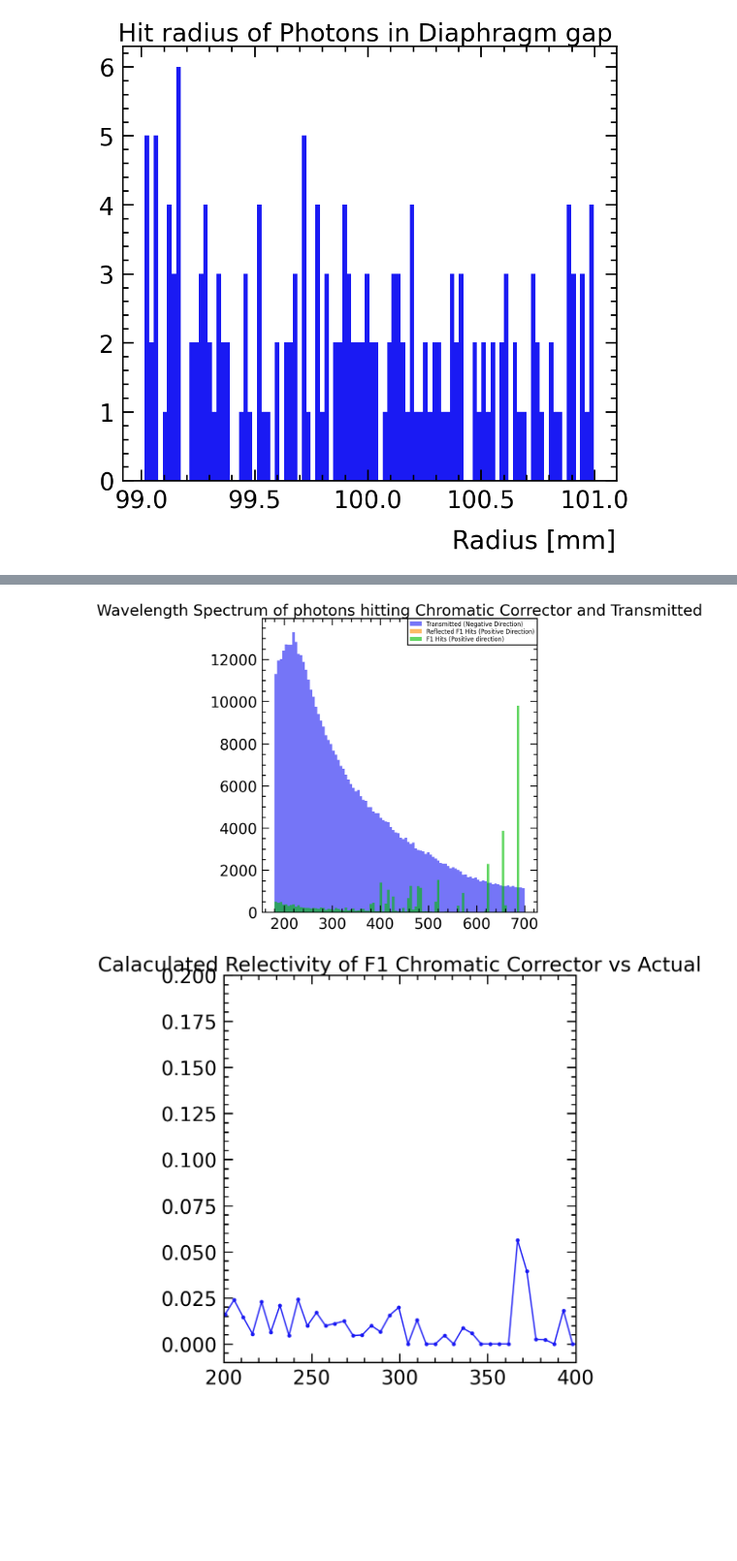
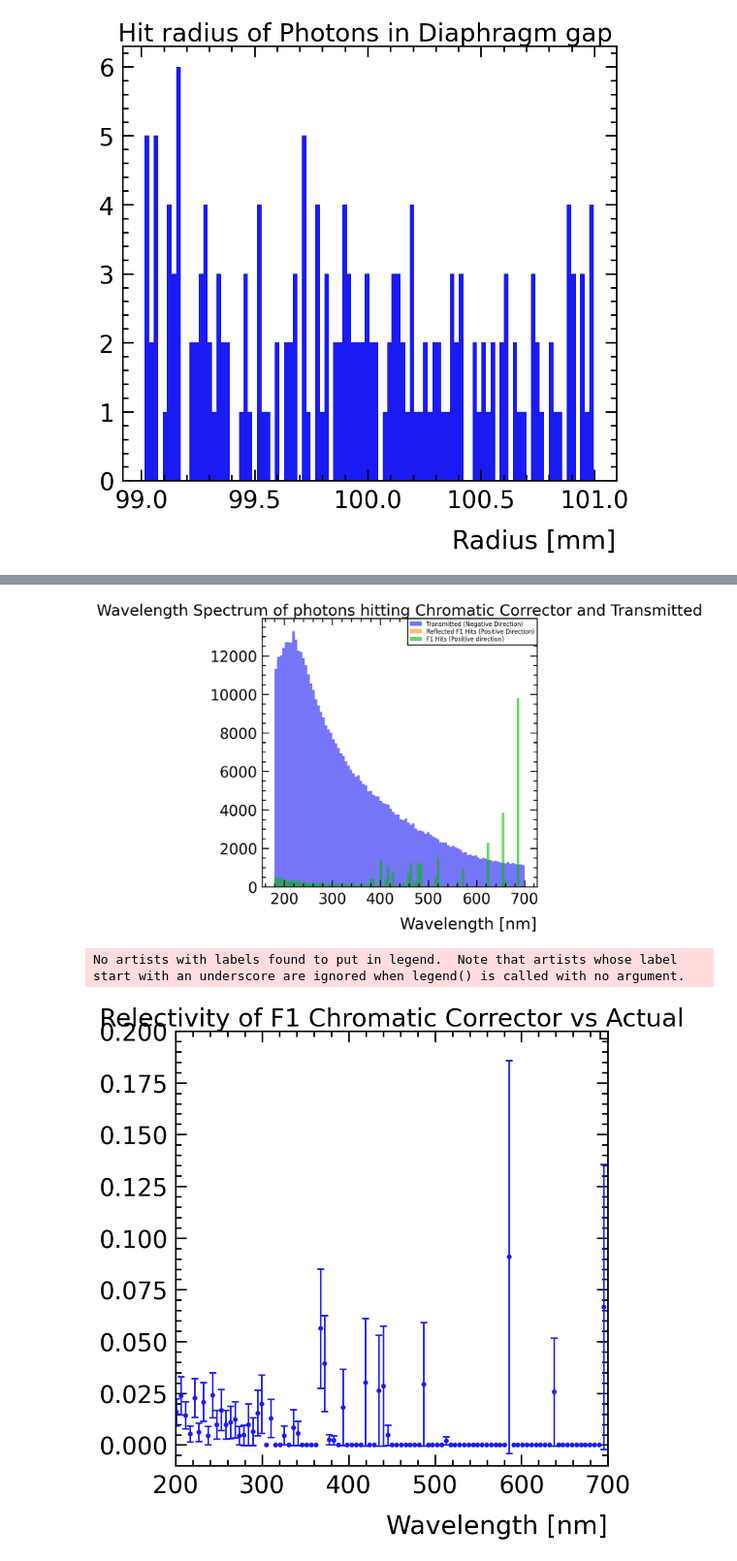
Before and after one commit to SandersJack/NA62_CEDARH_Handbook, a Jupyter notebook: CEDAR_Handbook.ipynb, the cells around one changed output, grey strips where cells are left out. Shown at 97% size. Drawn from its saved outputs; the diff is of its cells as text; code cells hidden in the pictures; blank space fills up the shorter version.

Commit message:
Updated x labels

```diff
--- a/CEDAR_Handbook.ipynb
+++ b/CEDAR_Handbook.ipynb
@@ -442,21 +435,29 @@ counts2_p, bins2_p, bars2_p = ax02_2.hist(crom_F1_for,bins=100,label="F1 Hits (P
 #ax02_2.hist(cromexpected,bins=100,label="Expected Transmitted",alpha=0.6,range=(min(bins2),max(bins2)))
 ax02_2.set_title("Wavelength Spectrum of photons hitting Chromatic Corrector and Transmitted")
 ax02_2.legend()
+ax02_2.set_xlabel("Wavelength [nm]")
 plt.show()
 # %% [output]
-[figure, old version]
+[figure, new version]
 # %%
-change = counts2_p/counts2_r
+change = counts2_r/counts2_p
 fig02_3, ax02_3 = plt.subplots(1, 1, figsize=(10, 10))
+
+error_val = change*np.sqrt((np.sqrt(counts2_r)/counts2_r)**2 + (np.sqrt(counts2_p)/counts2_p)**2)
+
+ax02_3.errorbar(bins2[:-1],change,yerr=error_val,linestyle='')
+
 ax02_3.plot(bins2[:-1],1/change)
 
 ax02_3.set_title("Relectivity of F1 Chromatic Corrector vs Actual")
-ax02_3.set_xlim(200,400)
+ax02_3.set_xlim(200,700)
 ax02_3.set_ylim(-0.01,0.2)
-ax02_2.legend()
+ax02_3.legend()
+ax02_3.set_xlabel("Wavelength [nm]")
 plt.show()
 # %% [output]
+No artists with labels found to put in legend.  Note that artists whose label start with an underscore are ignored when legend() is called with no argument.
-[figure, old version]
+[figure, new version]
 # %%
 fig02_4, ax02_4 = plt.subplots(1, 1, figsize=(10, 10))
 counts4, bins4, bars4 = ax02_4.hist(crom_F2_hit,bins=100,label="F2 Hits (Upstream Direction)",alpha=0.6)
```
Also changed, not shown: parts of 11 cells of this notebook.
